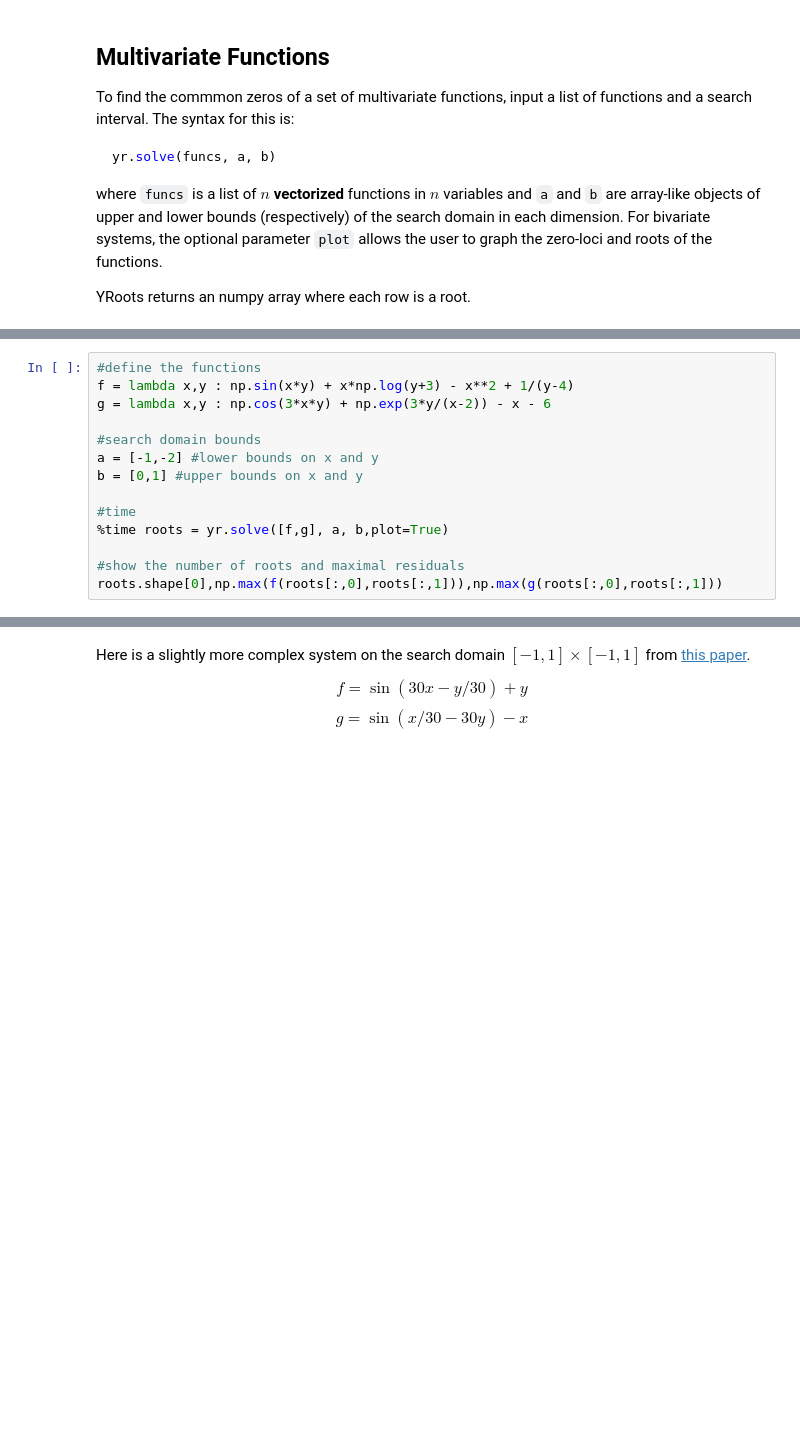
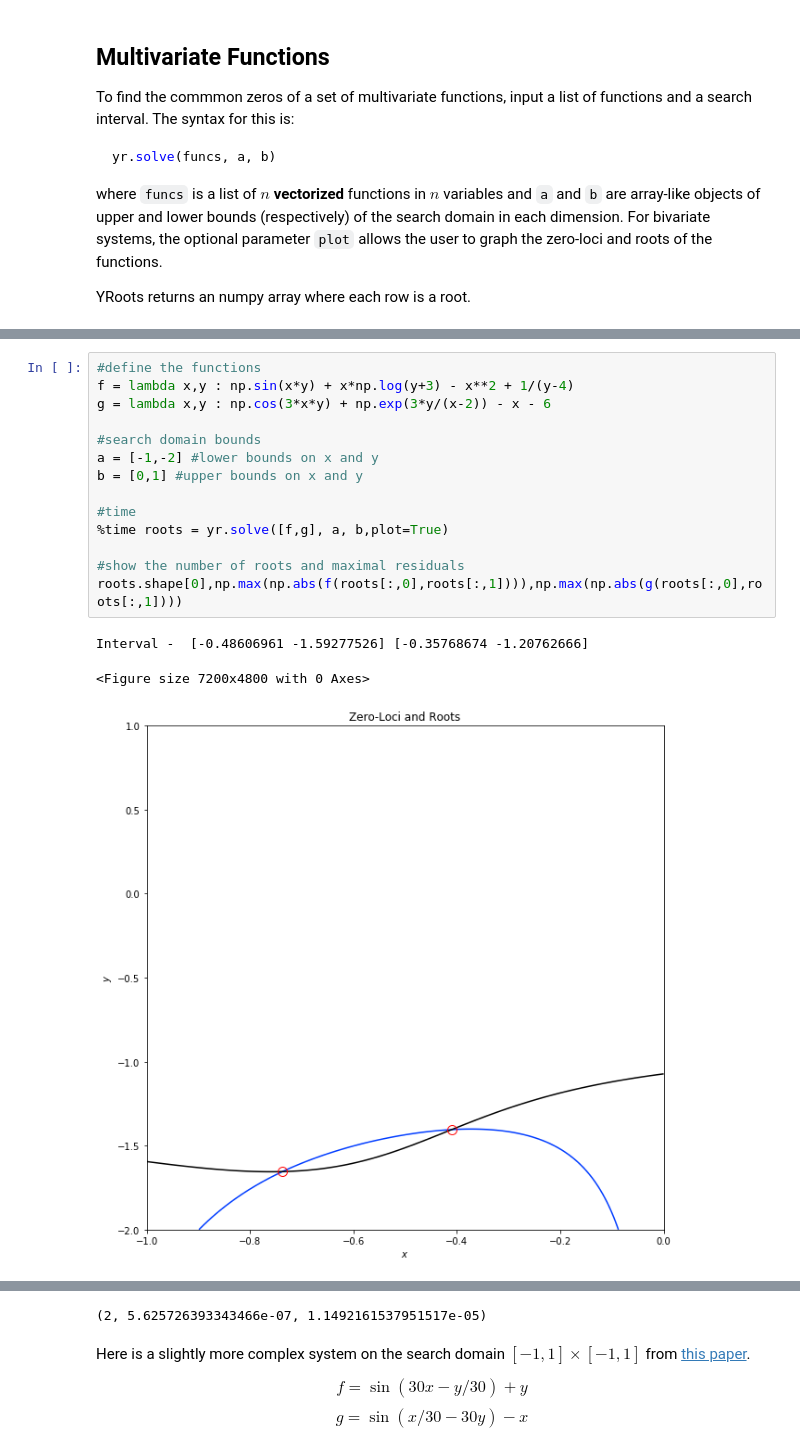
Before and after one commit to tylerjarvis/RootFinding, a Jupyter notebook: DemoNotebook.ipynb, the cells around one changed output, grey strips where cells are left out. Cells and saved outputs as stored; diff of their text form; blank space fills up the shorter version.

```diff
--- a/DemoNotebook.ipynb
+++ b/DemoNotebook.ipynb
@@ -55,14 +49,18 @@ $$g(x,y) = \cos(3xy) + e^{\frac{3y}{x-2}} - x - 6$$ on the search domain $[-1,0]
 # %%
 #define the functions
 f = lambda x,y : np.sin(x*y) + x*np.log(y+3) - x**2 + 1/(y-4)
 g = lambda x,y : np.cos(3*x*y) + np.exp(3*y/(x-2)) - x - 6
 
 #search domain bounds
 a = [-1,-2] #lower bounds on x and y
 b = [0,1] #upper bounds on x and y
 
 #time
 %time roots = yr.solve([f,g], a, b,plot=True)
 
 #show the number of roots and maximal residuals
-roots.shape[0],np.max(f(roots[:,0],roots[:,1])),np.max(g(roots[:,0],roots[:,1]))
+roots.shape[0],np.max(np.abs(f(roots[:,0],roots[:,1]))),np.max(np.abs(g(roots[:,0],roots[:,1])))
+# %% [output]
+Interval -  [-0.48606961 -1.59277526] [-0.35768674 -1.20762666]
+<Figure size 7200x4800 with 0 Axes>
+[figure, added]
@@ -69,3 +70,4 @@ roots.shape[0],np.max(f(roots[:,0],roots[:,1])),np.max(g(roots[:,0],roots[:,1]))
+(2, 5.625726393343466e-07, 1.1492161537951517e-05)
 # %% [markdown]
 Here is a slightly more complex system on the search domain $[-1,1]\times[-1,1]$ from [this paper](https://link.springer.com/article/10.1007/s00211-014-0635-z).
 
```
Also changed, not shown: parts of 31 cells of this notebook.
